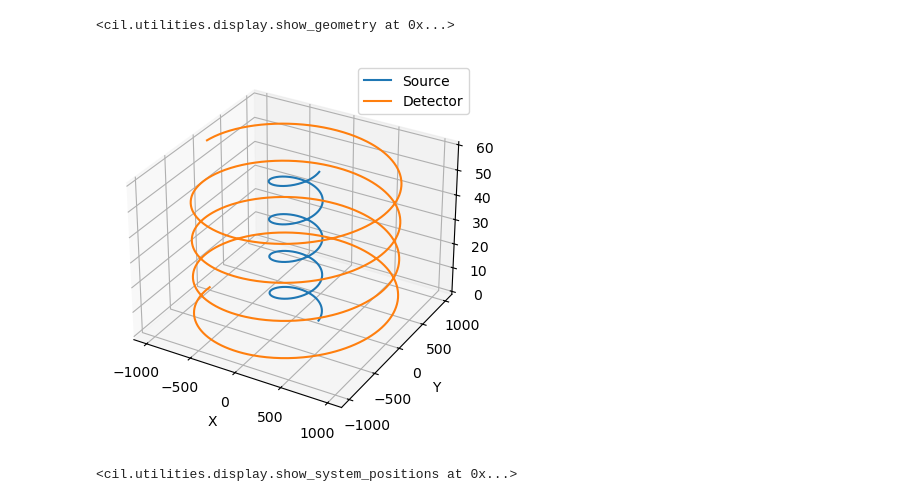
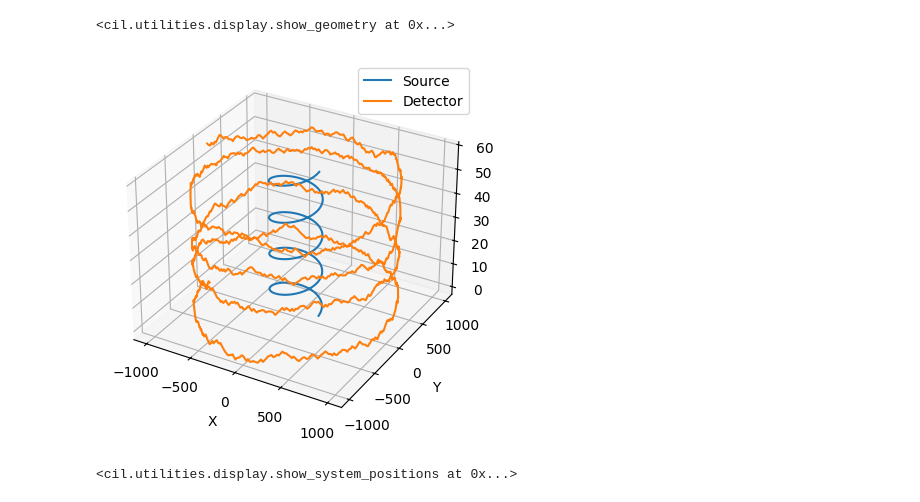
Before and after one commit to Lachrynier/CIL-Reader-Showcase, a Jupyter notebook: David_NSIDataReader.ipynb, the cells around one changed output. Drawn from its saved outputs; the diff is of its cells as text; code cells hidden in the pictures.

Commit message:
Did position corrections

```diff
--- a/David_NSIDataReader.ipynb
+++ b/David_NSIDataReader.ipynb
@@ -240,6 +287,7 @@ from pathlib import Path
 BASE_PATH = Path("/work3/s164564/CIL-Reader-Showcase/data/NSI-data")
 FILE_NAME = "Demo_BabeRuth - PreReconstruction.nsipro"
 DATA_PATH = BASE_PATH / FILE_NAME
+POSITIONS_PATH = '/work3/s164564/CIL-Reader-Showcase/data/NSI-data/Radiographs-Demo_BabeRuth/positions.txt'
 # %%
 metadata = NSIDataReader.parse_nsipro(DATA_PATH)
 metadata
@@ -262,7 +310,7 @@ metadata
    'acquisition begin': '11/5/2024 11:28:36 AM',
    'acquisition end': '11/5/2024 2:18:36 PM'}}}
 # %%
-reader = NSIDataReader(file_name=DATA_PATH, num_proj_subset=4*360)
+reader = NSIDataReader(file_name=DATA_PATH, num_proj_subset=4*360, positions_path = POSITIONS_PATH)
 ig = reader.get_image_geometry(bottom_shift=1000)
 # %%
 ig.shape
@@ -291,9 +339,9 @@ show_geometry(reader.get_geometry(45), ig, grid=True, elevation=5)
 # %%
 ad = reader.read()
 # %%
-plot_3d_paths(reader._src_pos, reader._det_pos, 'Source' , 'Detector')
+plot_3d_paths(reader._src_pos, reader.corrected_pos, 'Source' , 'Detector')
 # %% [output]
-[figure, old version]
+[figure, new version]
 # %%
 show_system_positions(ad.geometry)
 # %% [output]
```
Also changed, not shown: parts of 1 cell of this notebook.
